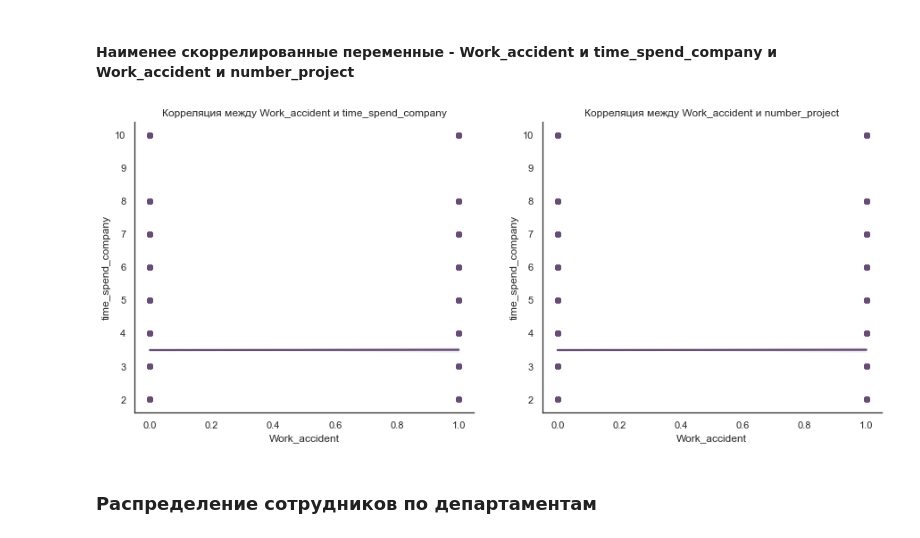
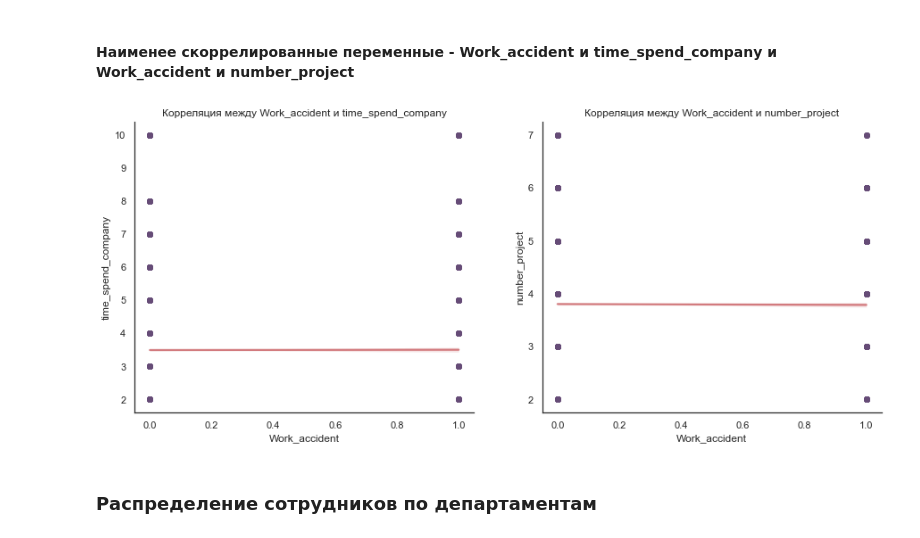
Before and after one commit to Vdmgtk/PyDa, a Jupyter notebook: Final_case.ipynb, the cells around one changed output. Saved outputs shown, nothing was run; the diff lists cells and outputs as text; code cells hidden in the pictures.

```diff
--- a/Final_case.ipynb
+++ b/Final_case.ipynb
@@ -120,13 +120,13 @@ sns.despine()
 # %%
 plt.subplot(1, 2, 1)
 plt.title('Корреляция между Work_accident и time_spend_company')
-sns.regplot(x=df['Work_accident'], y=df['time_spend_company'], color='#664c77')
+sns.regplot(x=df['Work_accident'], y=df['time_spend_company'], color='#664c77', line_kws={'color': 'r', 'alpha': 0.7})
 plt.subplot(1, 2, 2)
 plt.title('Корреляция между Work_accident и number_project')
-sns.regplot(x=df['Work_accident'], y=df['time_spend_company'], color='#664c77')
+sns.regplot(x=df['Work_accident'], y=df['number_project'], color='#664c77', line_kws={'color': 'r', 'alpha': 0.7})
 sns.despine()
 # %% [output]
-[figure, old version]
+[figure, new version]
 # %% [markdown]
 ### Распределение сотрудников по департаментам
 # %%
```
Also changed, not shown: parts of 1 cell of this notebook.
